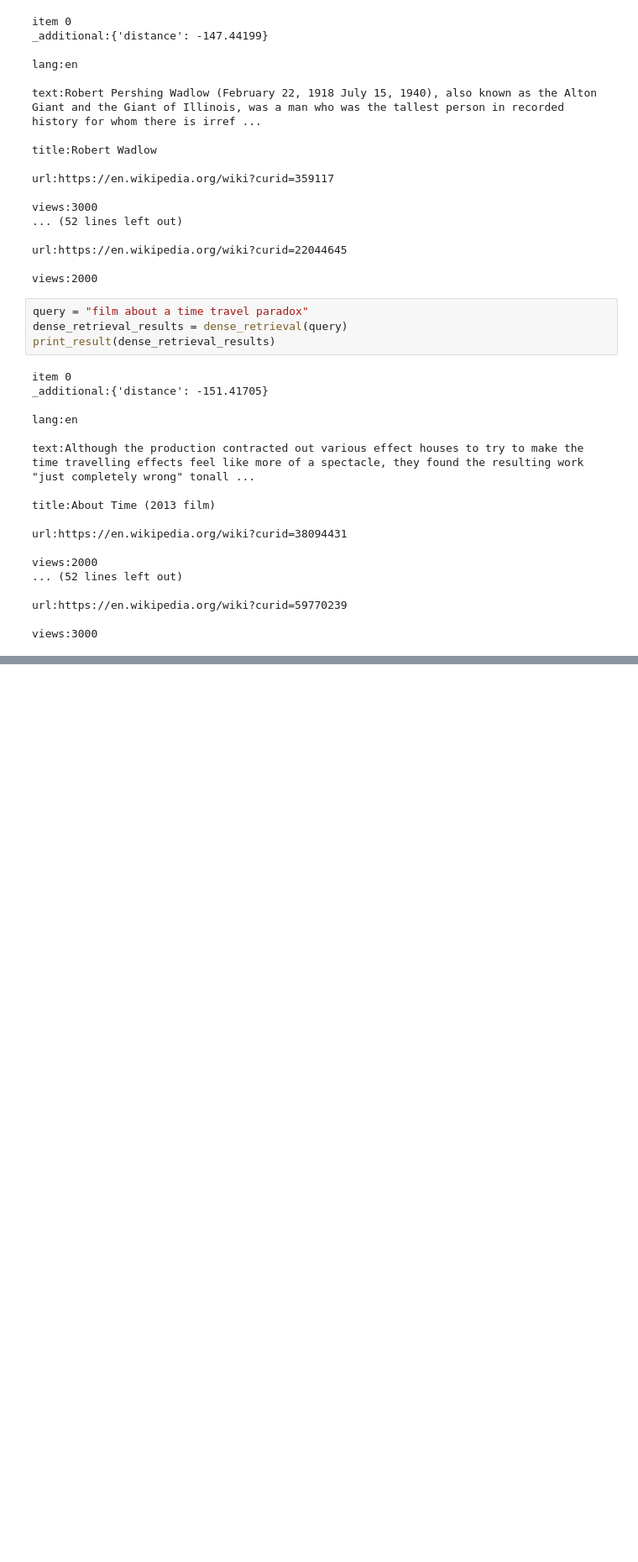
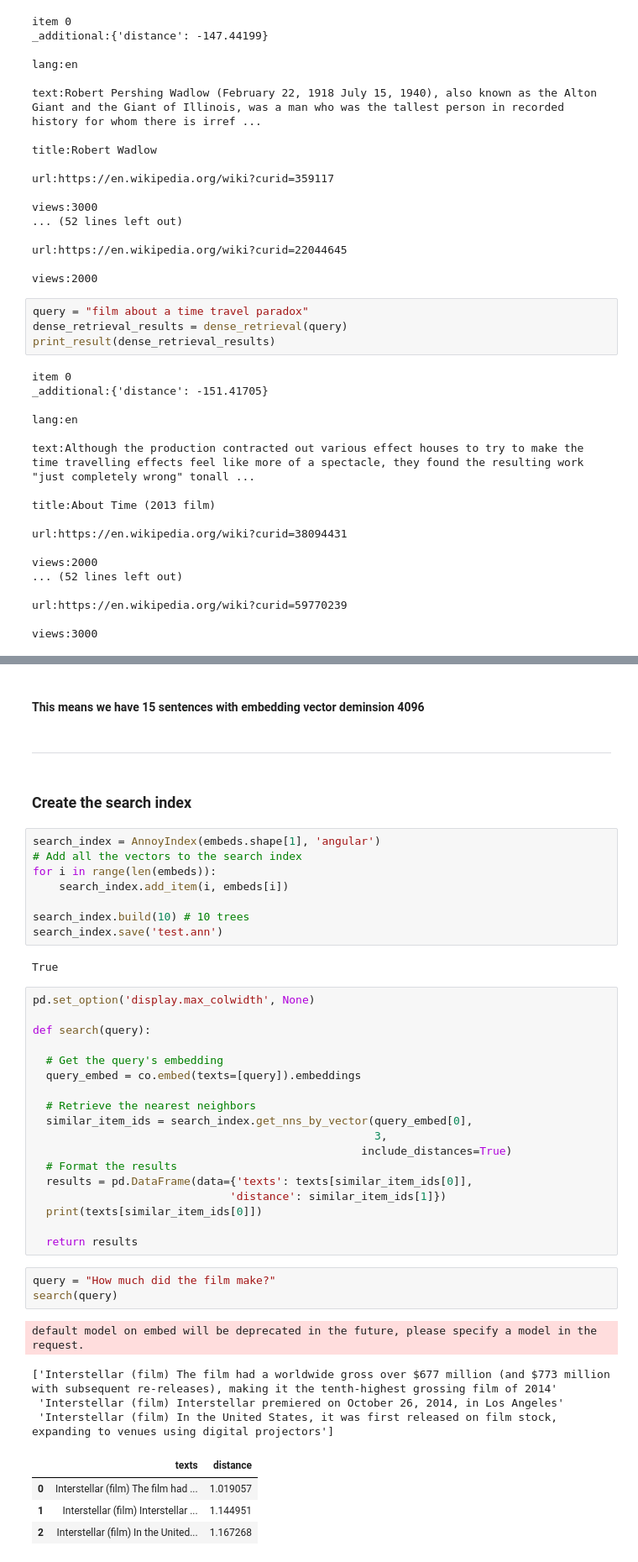
Before and after one commit to MohamedFawzy/LLM-for-search, a Jupyter notebook: notebooks/Dense Vector.ipynb, the cells around one changed output, grey strips where cells are left out. Shown: that part at 84% size. Cells and saved outputs as stored; diff of their text form; blank space fills up the shorter version.

Commit message:
finish dense vector examples using annony library

```diff
--- a/notebooks/Dense Vector.ipynb
+++ b/notebooks/Dense Vector.ipynb
@@ -348,0 +345,46 @@ __________________________________________________________
+# %% [markdown]
+#### This means we have 15 sentences with embedding vector deminsion 4096
+# %% [markdown]
+__________________________________________________________
+# %% [markdown]
+### Create the search index
+# %%
+search_index = AnnoyIndex(embeds.shape[1], 'angular')
+# Add all the vectors to the search index
+for i in range(len(embeds)):
+    search_index.add_item(i, embeds[i])
+
+search_index.build(10) # 10 trees
+search_index.save('test.ann')
+# %% [output]
+True
+# %%
+pd.set_option('display.max_colwidth', None)
+
+def search(query):
+
+  # Get the query's embedding
+  query_embed = co.embed(texts=[query]).embeddings
+
+  # Retrieve the nearest neighbors
+  similar_item_ids = search_index.get_nns_by_vector(query_embed[0],
+                                                    3,
+                                                  include_distances=True)
+  # Format the results
+  results = pd.DataFrame(data={'texts': texts[similar_item_ids[0]],
+                              'distance': similar_item_ids[1]})
+  print(texts[similar_item_ids[0]])
+
+  return results
+# %%
+query = "How much did the film make?"
+search(query)
+# %% [output]
+default model on embed will be deprecated in the future, please specify a model in the request.
+['Interstellar (film) The film had a worldwide gross over $677 million (and $773 million with subsequent re-releases), making it the tenth-highest grossing film of 2014'
+ 'Interstellar (film) Interstellar premiered on October 26, 2014, in Los Angeles'
+ 'Interstellar (film) In the United States, it was first released on film stock, expanding to venues using digital projectors']
+|  | texts | distance |
+| 0 | Interstellar (film) The film had ... | 1.019057 |
+| 1 | Interstellar (film) Interstellar ... | 1.144951 |
+| 2 | Interstellar (film) In the United... | 1.167268 |
```
Also changed, not shown: parts of 30 cells of this notebook, 1 other file.
